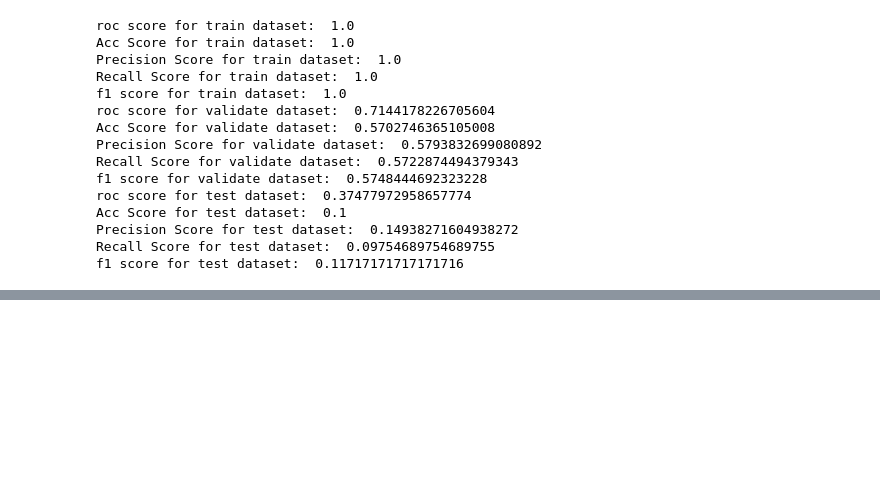
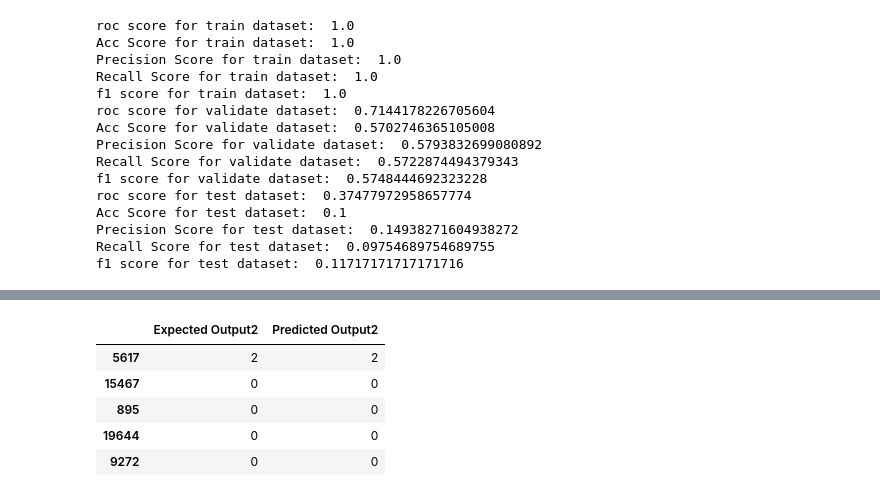
Before and after one commit to xxl4tomxu98/NASA-Jet-Engine-Maintenance, a Jupyter notebook: Failure Prediction Classification/dt-ensemble-multiclass.ipynb, the cells around one changed output, grey strips where cells are left out. Cells and saved outputs as stored; diff of their text form; code cells hidden in the pictures; blank space fills up the shorter version.

```diff
--- a/Failure Prediction Classification/dt-ensemble-multiclass.ipynb
+++ b/Failure Prediction Classification/dt-ensemble-multiclass.ipynb
@@ -278,0 +282,8 @@ f1 score for test dataset:  0.11717171717171716
+# %%
+# Splitting of Independent & Dependent Variable and train input and output data
+X = train.drop(axis=0, columns=['class_1', 'class_2', 'unit_nr', 'time_cycles', 'RUL'])
+Y = train.class_2
+# Split into training and test sets
+X_train, X_validate, y_train, y_validate = train_test_split(X, Y, test_size=0.33, random_state=42)
+print(X_train.shape, X_validate.shape)
+y_train.tail()
@@ -278,0 +298,3 @@ f1 score for test dataset:  0.11717171717171716
+# %%
+num_of_classes = len(train.class_2.unique())
+xgb.fit(X=X_train, y=y_train)
@@ -278,0 +327,12 @@ f1 score for test dataset:  0.11717171717171716
+# %%
+output = pd.DataFrame()
+output['Expected Output2'] = y_validate
+output['Predicted Output2'] = xgb.predict(X_validate)
+output.tail()
+# %% [output]
+|  | Expected Output2 | Predicted Output2 |
+| 5617 | 2 | 2 |
+| 15467 | 0 | 0 |
+| 895 | 0 | 0 |
+| 19644 | 0 | 0 |
+| 9272 | 0 | 0 |
```
Also changed, not shown: parts of 14 cells of this notebook, 2 other files.
